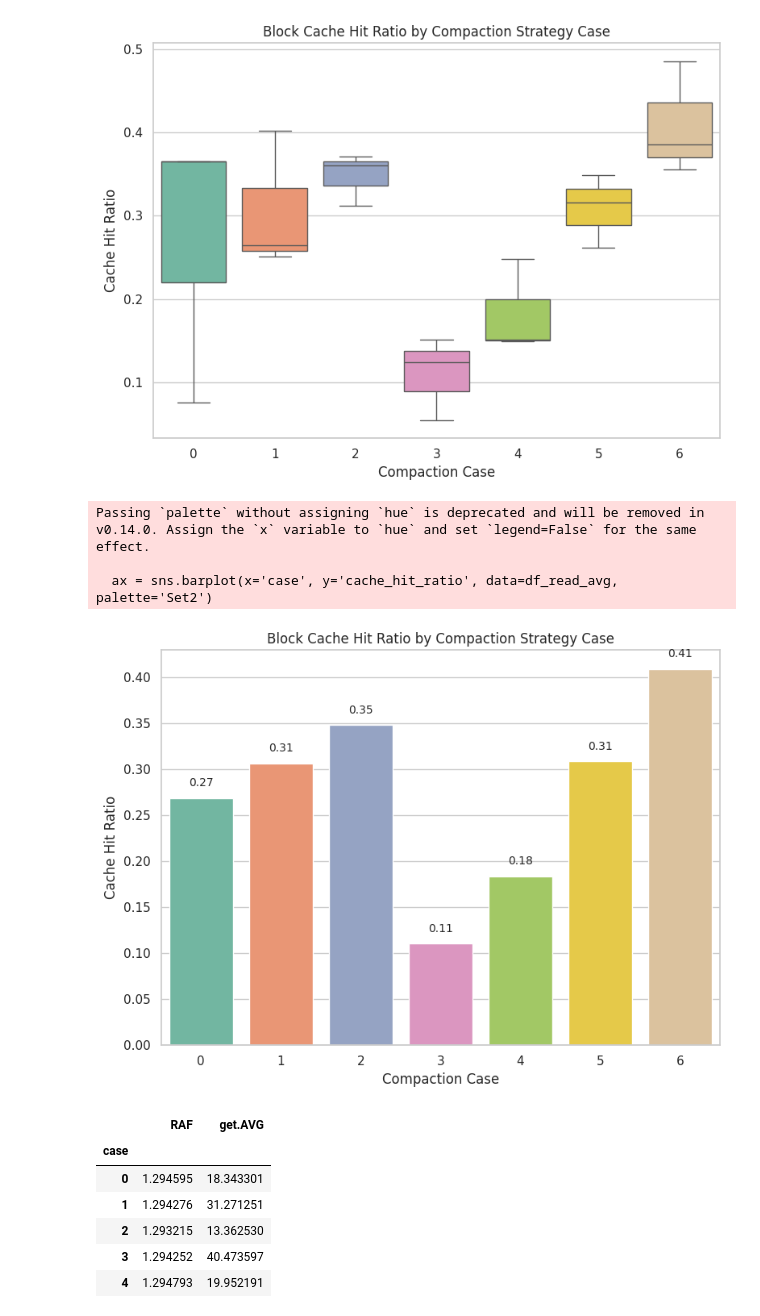
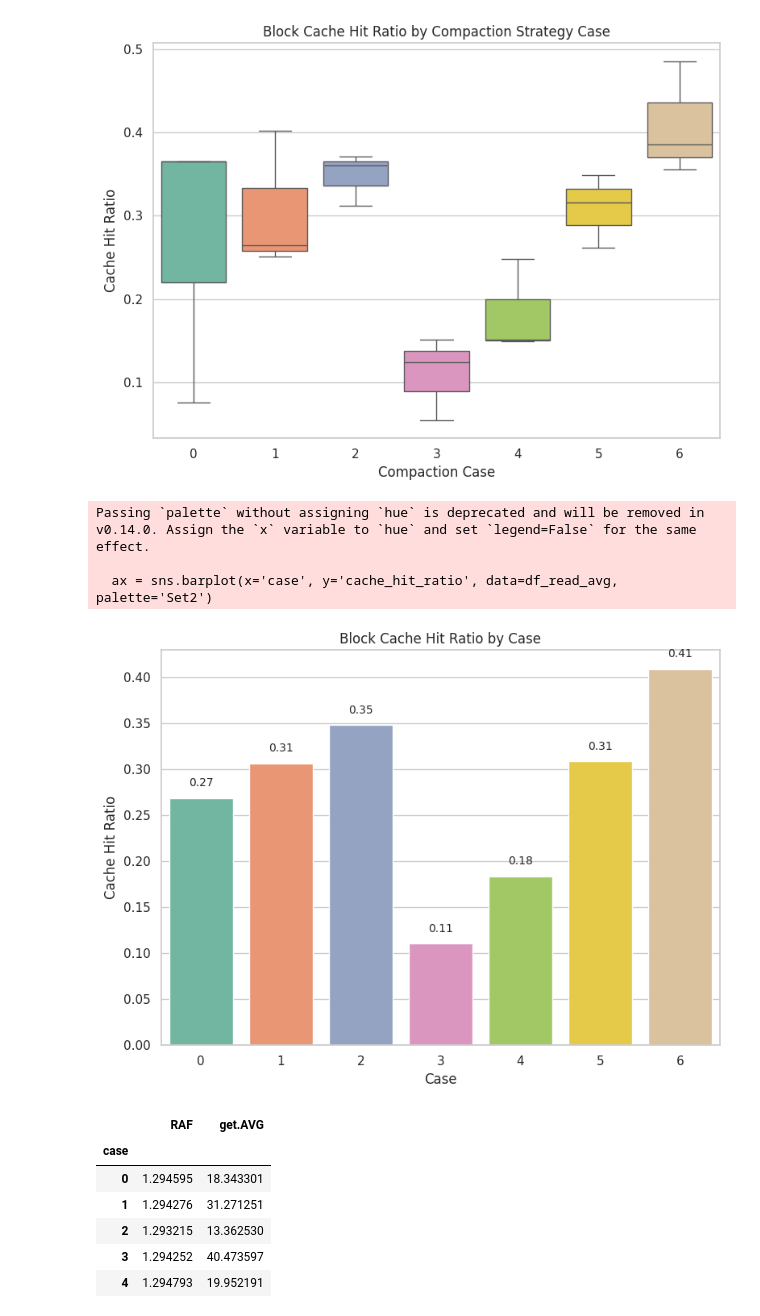
Before and after one commit to yrc00/opensource_sw_analysis, a Jupyter notebook: Lab3/h4_graph.ipynb, the cells around one changed output. Drawn from its saved outputs; the diff is of its cells as text; code cells hidden in the pictures.

```diff
--- a/Lab3/h4_graph.ipynb
+++ b/Lab3/h4_graph.ipynb
@@ -385,23 +385,23 @@ plt.show()
 # %%
 plt.figure(figsize=(8, 6))
 ax = sns.barplot(x='case', y='cache_hit_ratio', data=df_read_avg, palette='Set2')
 
 # 막대 위에 값 표기
 for p in ax.patches:
     height = p.get_height()
     ax.text(p.get_x() + p.get_width() / 2., height + 0.01,
             f'{height:.2f}', ha='center', va='bottom', fontsize=10)
 
-plt.title('Block Cache Hit Ratio by Compaction Strategy Case')
-plt.xlabel('Compaction Case')
+plt.title('Block Cache Hit Ratio by Case')
+plt.xlabel('Case')
 plt.ylabel('Cache Hit Ratio')
 plt.tight_layout()
 plt.show()
 # %% [output]
 Passing `palette` without assigning `hue` is deprecated and will be removed in v0.14.0. Assign the `x` variable to `hue` and set `legend=False` for the same effect.
 
   ax = sns.barplot(x='case', y='cache_hit_ratio', data=df_read_avg, palette='Set2')
-[figure, old version]
+[figure, new version]
 # %%
 df_read.groupby('case')[['RAF', 'get.AVG']].mean(numeric_only=True)
 # %% [output]
```
Also changed, not shown: parts of 4 cells of this notebook, 4 other files.
